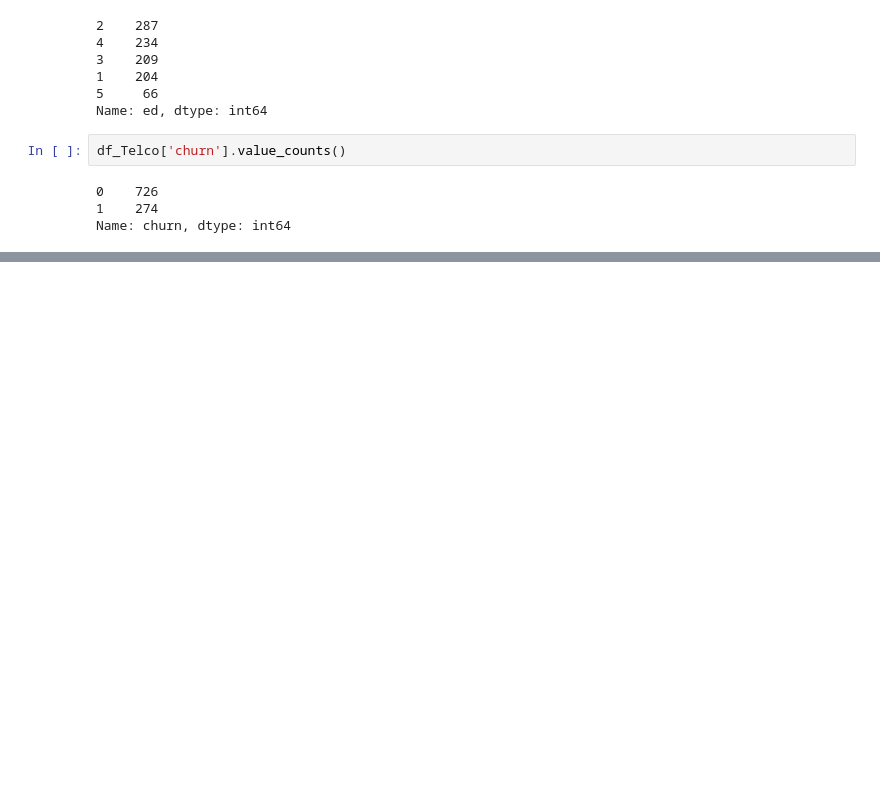
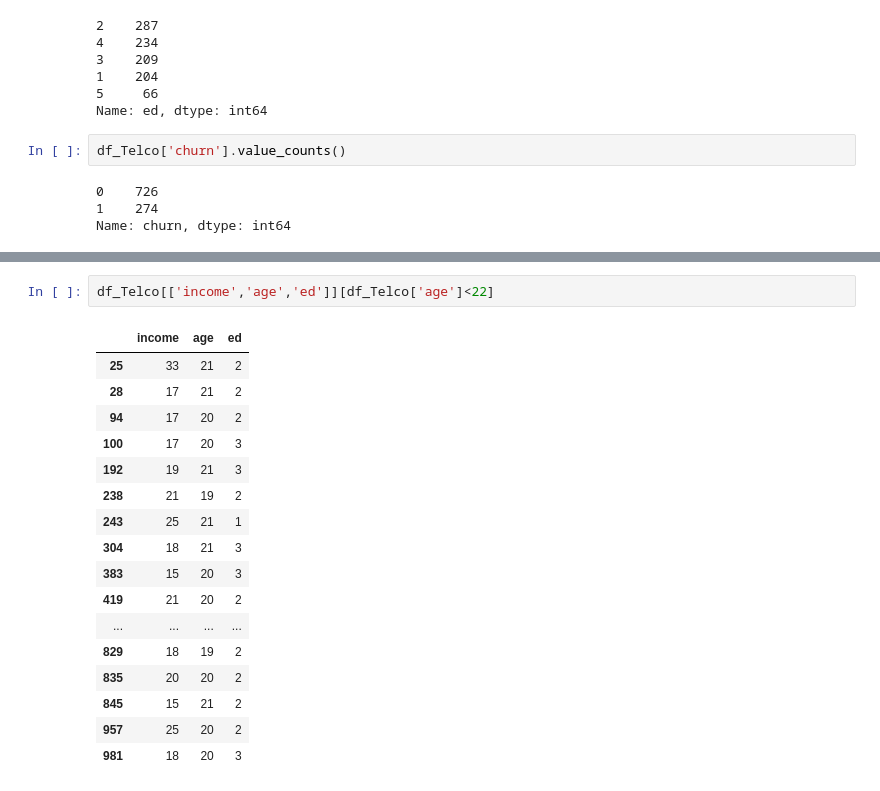
Before and after one commit to NasimShokrgozar/FirstSc, a Jupyter notebook: Session5_Basic.ipynb, the cells around one changed output, grey strips where cells are left out. Drawn from its saved outputs; the diff is of its cells as text; blank space fills up the shorter version.

```diff
--- a/Session5_Basic.ipynb
+++ b/Session5_Basic.ipynb
@@ -244,0 +281,20 @@ Name: churn, dtype: int64
+# %%
+df_Telco[['income','age','ed']][df_Telco['age']<22]
+# %% [output]
+|  | income | age | ed |
+| 25 | 33 | 21 | 2 |
+| 28 | 17 | 21 | 2 |
+| 94 | 17 | 20 | 2 |
+| 100 | 17 | 20 | 3 |
+| 192 | 19 | 21 | 3 |
+| 238 | 21 | 19 | 2 |
+| 243 | 25 | 21 | 1 |
+| 304 | 18 | 21 | 3 |
+| 383 | 15 | 20 | 3 |
+| 419 | 21 | 20 | 2 |
+| ... | ... | ... | ... |
+| 829 | 18 | 19 | 2 |
+| 835 | 20 | 20 | 2 |
+| 845 | 15 | 21 | 2 |
+| 957 | 25 | 20 | 2 |
+| 981 | 18 | 20 | 3 |
```
Also changed, not shown: parts of 18 cells of this notebook.
